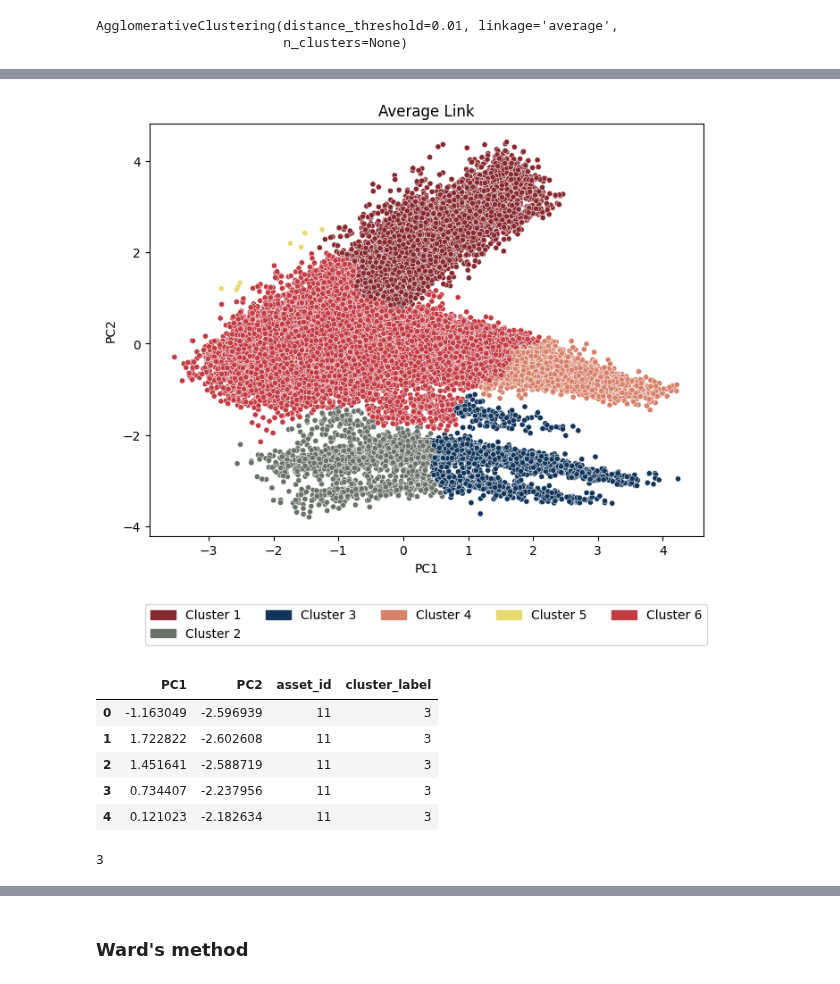
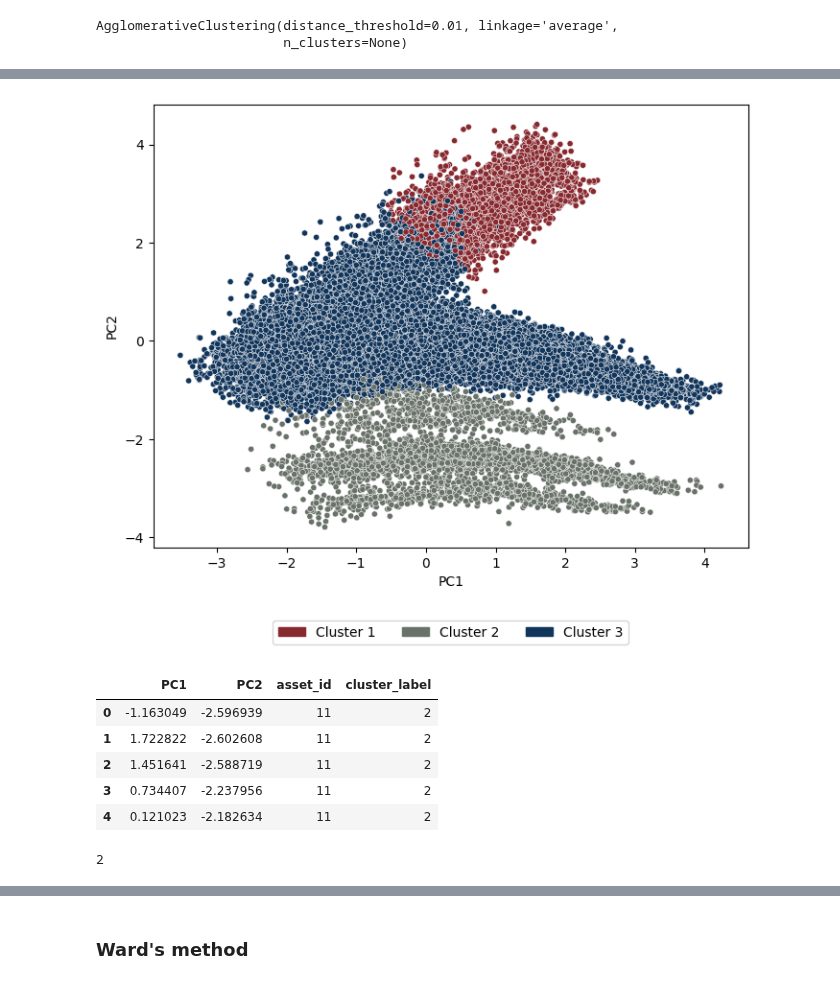
Before and after one commit to sarabreu/thesis_dev, a Jupyter notebook: 2_models/with_clean_data/solar/hierarchical_cluster.ipynb, the cells around one changed output, grey strips where cells are left out. Drawn from its saved outputs; the diff is of its cells as text; code cells hidden in the pictures.

Commit message:
change dataset for PCA 0.9 for solar clean data

```diff
--- a/2_models/with_clean_data/solar/hierarchical_cluster.ipynb
+++ b/2_models/with_clean_data/solar/hierarchical_cluster.ipynb
@@ -236,12 +236,12 @@ plt.show()
 # %%
-most_frequent_clusters = pca_df.groupby('asset_id')['cluster_label'].agg(lambda x: np.bincount(x).argmax())
+most_frequent_clusters = pca_to_plot_df.groupby('asset_id')['cluster_label'].agg(lambda x: np.bincount(x).argmax())
 
 # Merge the most frequent cluster labels back to the original DataFrame
-pca_df = pca_df.drop(columns='cluster_label')
+pca_to_plot_df = pca_to_plot_df.drop(columns='cluster_label')
 
-pca_df = pd.merge(pca_df, most_frequent_clusters, on='asset_id', how='left')
+pca_to_plot_df = pd.merge(pca_to_plot_df, most_frequent_clusters, on='asset_id', how='left')
 
-pca_df.head()
+pca_to_plot_df.head()
 # %% [output]
 |  | PC1 | PC2 | asset_id | cluster_label |
 | 0 | -1.163049 | -2.596939 | 11 | 1 |
@@ -297,5 +297,5 @@ pca_df.to_csv('results/hierarchical/labels_most_common/single_link.csv', index=
 # %%
-pca_df = pca_df.loc[:,:'PC2']
+pca_to_plot_df = pca_to_plot_df.loc[:,:'PC2']
 # %% [markdown]
 ### Average Link
 # %%
@@ -330,6 +332,6 @@ plt.show()
 # %%
 # Cut dendrogram to obtain labels
-num_clusters = 6  # Adjust as needed
+num_clusters = 3  # Adjust as needed
 
 # Convert the children_ attribute to a scipy hierarchical tree
 linkage_matrix = np.column_stack([model_average.children_, model_average.distances_,
@@ -349,5 +349,8 @@ pca_df = pca_df[['PC1', 'PC2']]
 # %%
 # Assign the cluster labels to the original DataFrame
+pca_to_plot_df['cluster_label'] = labels_cut
+pca_to_plot_df['asset_id'] = df_subset['asset_id']
+
 pca_df['cluster_label'] = labels_cut
 pca_df['asset_id'] = df_subset['asset_id']
 # %%
@@ -355,37 +360,37 @@ pca_df.to_csv('results/hierarchical/csv_labels_cut_raw/average_link.csv', index=
 # %%
-n_clusters = len(pca_df['cluster_label'].unique())
+n_clusters = len(pca_to_plot_df['cluster_label'].unique())
 pallete = sns.color_palette(my_colors, n_clusters)
 
 # Plot the representative points on a scatter plot using PCA results
 plt.figure(figsize=(8, 6))
-sns.scatterplot(data=pca_df, x='PC1', y='PC2', hue='cluster_label', palette=pallete, s=20)
-plt.title('Average Link')
+sns.scatterplot(data=pca_to_plot_df, x='PC1', y='PC2', hue='cluster_label', palette=pallete, s=20)
+# plt.title('Average Link')
 plt.xlabel('PC1')
 plt.ylabel('PC2')
 legend_handles = [mpatches.Circle((0, 0), radius=1, color=color) for color in my_colors]
 plt.legend(handles=legend_handles, labels=[f'Cluster {cluster_label}' for cluster_label in np.unique(labels_cut)],
            loc='upper center', bbox_to_anchor=(0.5, -0.15), ncol=5)
 plt.show()
 # %% [output]
-[figure, old version]
+[figure, new version]
 # %%
-most_frequent_clusters = pca_df.groupby('asset_id')['cluster_label'].agg(lambda x: np.bincount(x).argmax())
+most_frequent_clusters = pca_to_plot_df.groupby('asset_id')['cluster_label'].agg(lambda x: np.bincount(x).argmax())
 
 # Merge the most frequent cluster labels back to the original DataFrame
-pca_df = pca_df.drop(columns='cluster_label')
+pca_to_plot_df = pca_to_plot_df.drop(columns='cluster_label')
 
-pca_df = pd.merge(pca_df, most_frequent_clusters, on='asset_id', how='left')
+pca_to_plot_df = pd.merge(pca_to_plot_df, most_frequent_clusters, on='asset_id', how='left')
 
-pca_df.head()
+pca_to_plot_df.head()
 # %% [output]
 |  | PC1 | PC2 | asset_id | cluster_label |
-| 0 | -1.163049 | -2.596939 | 11 | 3 |
-| 1 | 1.722822 | -2.602608 | 11 | 3 |
-| 2 | 1.451641 | -2.588719 | 11 | 3 |
-| 3 | 0.734407 | -2.237956 | 11 | 3 |
-| 4 | 0.121023 | -2.182634 | 11 | 3 |
+| 0 | -1.163049 | -2.596939 | 11 | 2 |
+| 1 | 1.722822 | -2.602608 | 11 | 2 |
+| 2 | 1.451641 | -2.588719 | 11 | 2 |
+| 3 | 0.734407 | -2.237956 | 11 | 2 |
+| 4 | 0.121023 | -2.182634 | 11 | 2 |
 # %%
-len(pca_df['cluster_label'].unique())
+len(pca_to_plot_df['cluster_label'].unique())
 # %% [output]
-3
+2
 # %%
```
Also changed, not shown: parts of 62 cells of this notebook, 6 other files.
